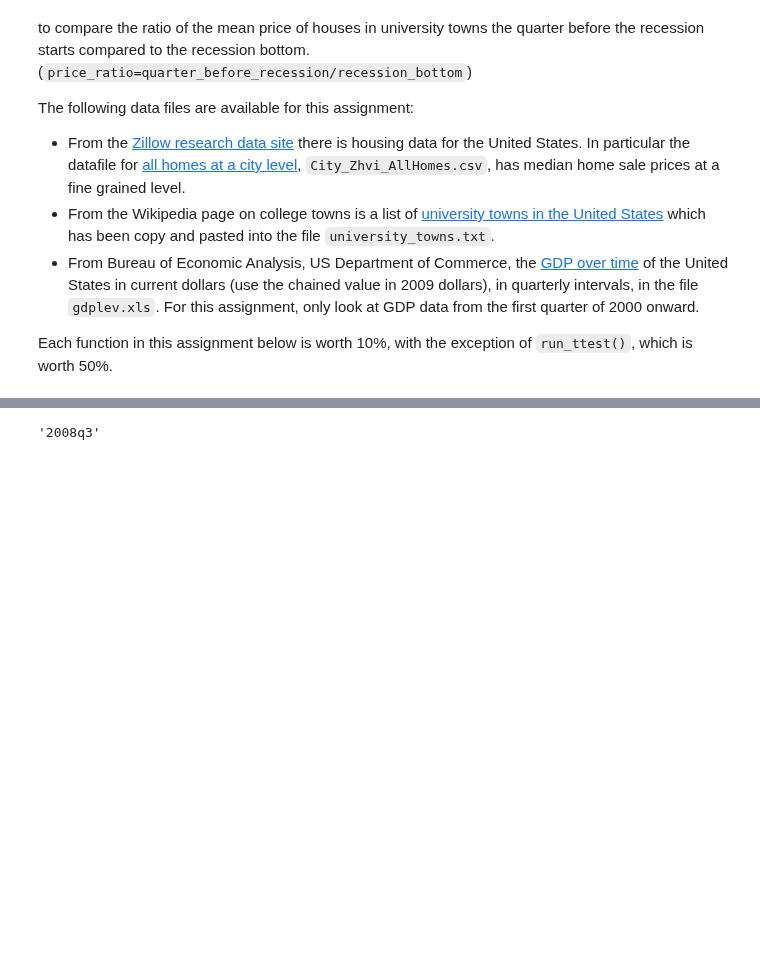
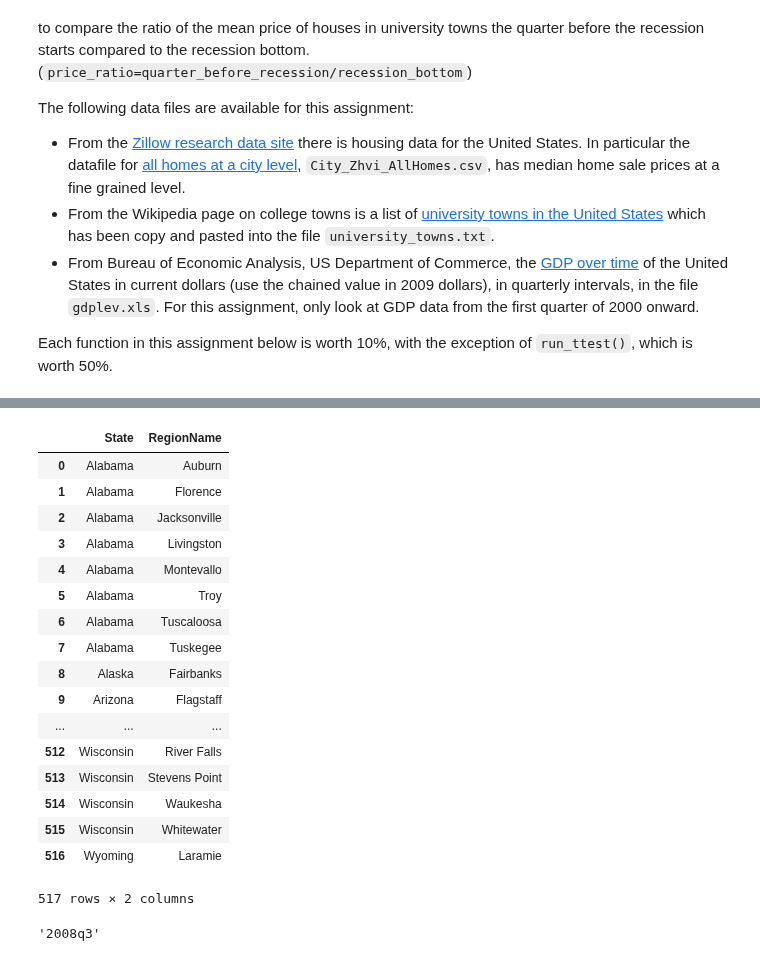
Before and after one commit to Brian-Lee/intro-to_data-science-with-python, a Jupyter notebook: Assignment+4.ipynb, the cells around one changed output, grey strips where cells are left out. Drawn from its saved outputs; the diff is of its cells as text; code cells hidden in the pictures; blank space fills up the shorter version.

Commit message:
attempted fix for get_list_of_university_towns() which may have fixed run_ttest() results as well

```diff
--- a/Assignment+4.ipynb
+++ b/Assignment+4.ipynb
@@ -99,3 +32,48 @@ get_list_of_university_towns()
+# %%
+def get_list_of_university_towns():
+    '''Returns a DataFrame of towns and the states they are in from the
+    university_towns.txt list. The format of the DataFrame should be:
+    DataFrame( [ ["Michigan", "Ann Arbor"], ["Michigan", "Yipsilanti"] ],
+    columns=["State", "RegionName"]  )
+
+    The following cleaning needs to be done:
+
+    1. For "State", removing characters from "[" to the end.
+    2. For "RegionName", when applicable, removing every character from " (" to the end.
+    3. Remove newline character '\n'. '''
+    universityTownsList = []
+
+    with open('university_towns.txt') as f:
+        for line in f:
+            if 'edit' in line:
+                regionName = line.split('[')[0].strip()
+            else:
+                universityTownsList.append((regionName, line.split('(')[0].strip()))
+
+    universityTowns_df = pd.DataFrame.from_records(universityTownsList)
+    universityTowns_df.columns = ['State', 'RegionName']
+    return universityTowns_df
+
+get_list_of_university_towns()
+# %% [output]
+|  | State | RegionName |
+| 0 | Alabama | Auburn |
+| 1 | Alabama | Florence |
+| 2 | Alabama | Jacksonville |
+| 3 | Alabama | Livingston |
+| 4 | Alabama | Montevallo |
+| 5 | Alabama | Troy |
+| 6 | Alabama | Tuscaloosa |
+| 7 | Alabama | Tuskegee |
+| 8 | Alaska | Fairbanks |
+| 9 | Arizona | Flagstaff |
+| ... | ... | ... |
+| 512 | Wisconsin | River Falls |
+| 513 | Wisconsin | Stevens Point |
+| 514 | Wisconsin | Waukesha |
+| 515 | Wisconsin | Whitewater |
+| 516 | Wyoming | Laramie |
+517 rows × 2 columns
 # %%
 def get_gdp_data_starting_at_recession():
     gdplev_df = pd.read_excel('gdplev.xls',skiprows=5)
```
Also changed, not shown: parts of 2 cells of this notebook.
